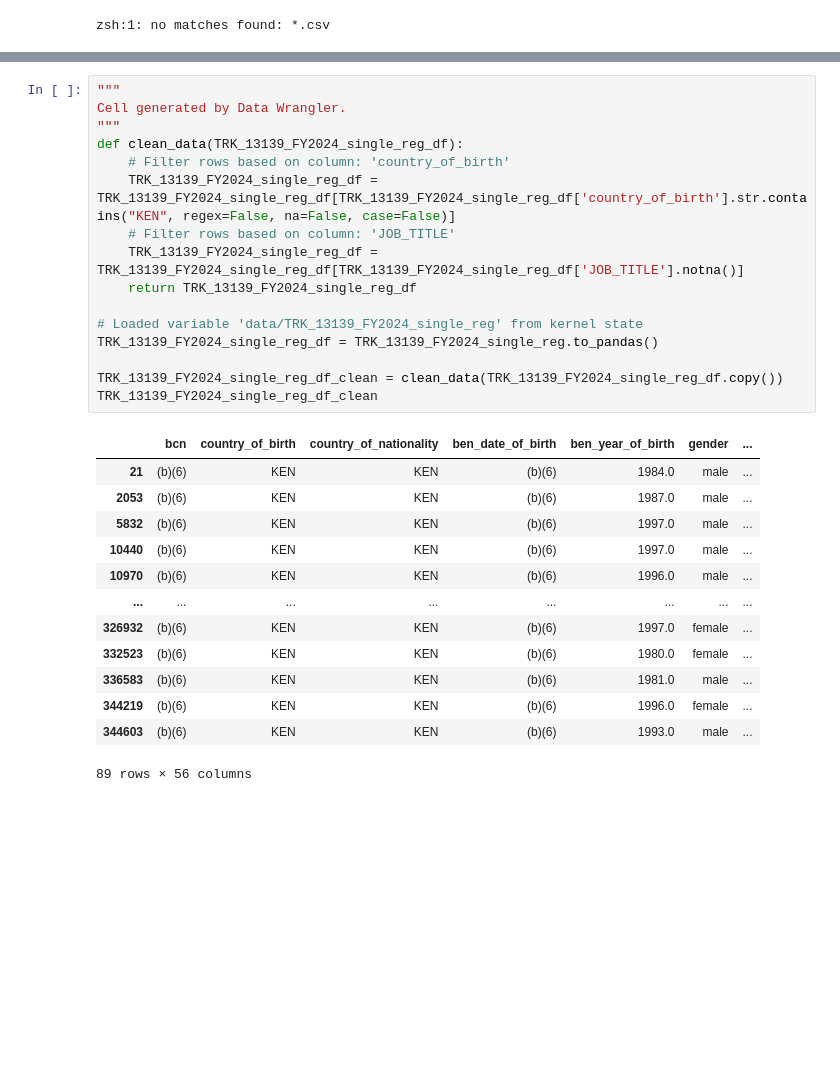
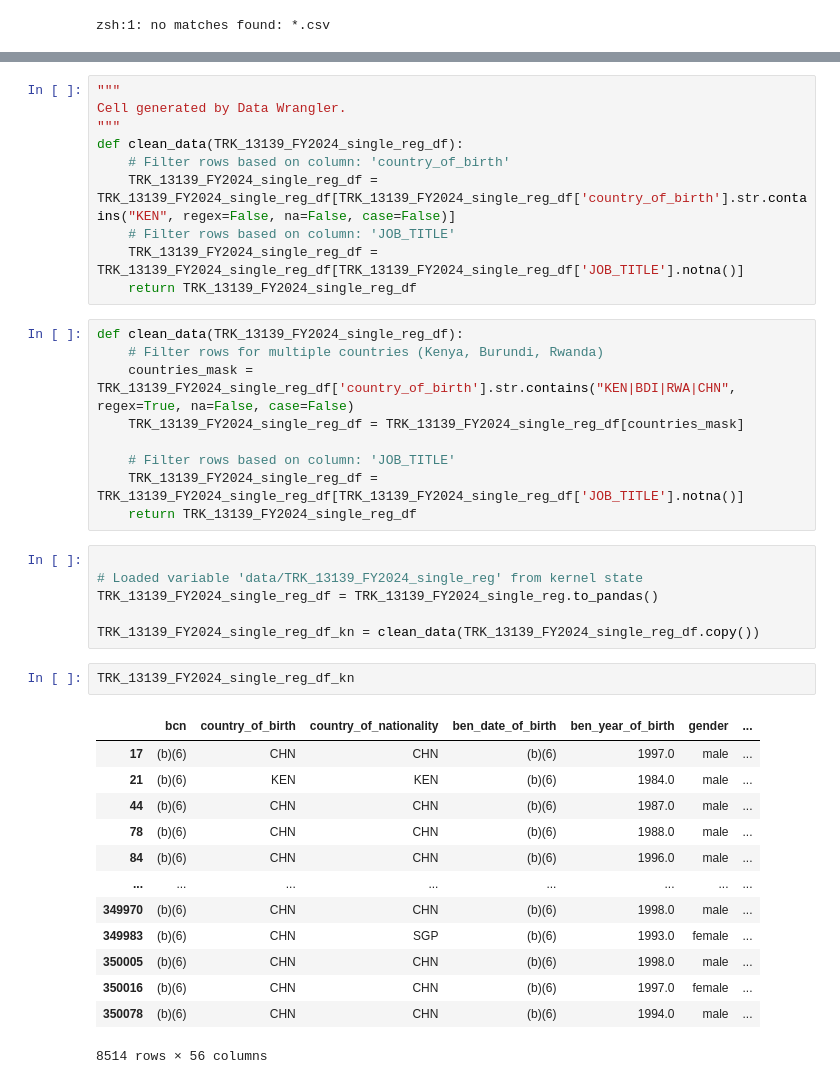
Before and after one commit to LNshuti/h1bs_polars, a Jupyter notebook: explore_h1bdata_withpolars.ipynb, the cells around one changed output, grey strips where cells are left out. Cells and saved outputs as stored; diff of their text form; blank space fills up the shorter version.

Commit message:
add data exploration

```diff
--- a/explore_h1bdata_withpolars.ipynb
+++ b/explore_h1bdata_withpolars.ipynb
@@ -112,23 +196,34 @@ def clean_data(TRK_13139_FY2024_single_reg_df):
     # Filter rows based on column: 'JOB_TITLE'
     TRK_13139_FY2024_single_reg_df = TRK_13139_FY2024_single_reg_df[TRK_13139_FY2024_single_reg_df['JOB_TITLE'].notna()]
     return TRK_13139_FY2024_single_reg_df
-
-# Loaded variable 'data/TRK_13139_FY2024_single_reg' from kernel state
-TRK_13139_FY2024_single_reg_df = TRK_13139_FY2024_single_reg.to_pandas()
-
-TRK_13139_FY2024_single_reg_df_clean = clean_data(TRK_13139_FY2024_single_reg_df.copy())
-TRK_13139_FY2024_single_reg_df_clean
-# %% [output]
-|  | bcn | country_of_birth | country_of_nationality | ben_date_of_birth | ben_year_of_birth | gender | ... |
-| 21 | (b)(6) | KEN | KEN | (b)(6) | 1984.0 | male | ... |
-| 2053 | (b)(6) | KEN | KEN | (b)(6) | 1987.0 | male | ... |
-| 5832 | (b)(6) | KEN | KEN | (b)(6) | 1997.0 | male | ... |
-| 10440 | (b)(6) | KEN | KEN | (b)(6) | 1997.0 | male | ... |
-| 10970 | (b)(6) | KEN | KEN | (b)(6) | 1996.0 | male | ... |
-| ... | ... | ... | ... | ... | ... | ... | ... |
-| 326932 | (b)(6) | KEN | KEN | (b)(6) | 1997.0 | female | ... |
-| 332523 | (b)(6) | KEN | KEN | (b)(6) | 1980.0 | female | ... |
-| 336583 | (b)(6) | KEN | KEN | (b)(6) | 1981.0 | male | ... |
-| 344219 | (b)(6) | KEN | KEN | (b)(6) | 1996.0 | female | ... |
-| 344603 | (b)(6) | KEN | KEN | (b)(6) | 1993.0 | male | ... |
-89 rows × 56 columns
+# %%
+def clean_data(TRK_13139_FY2024_single_reg_df):
+    # Filter rows for multiple countries (Kenya, Burundi, Rwanda)
+    countries_mask = TRK_13139_FY2024_single_reg_df['country_of_birth'].str.contains("KEN|BDI|RWA|CHN", regex=True, na=False, case=False)
+    TRK_13139_FY2024_single_reg_df = TRK_13139_FY2024_single_reg_df[countries_mask]
+
+    # Filter rows based on column: 'JOB_TITLE'
+    TRK_13139_FY2024_single_reg_df = TRK_13139_FY2024_single_reg_df[TRK_13139_FY2024_single_reg_df['JOB_TITLE'].notna()]
+    return TRK_13139_FY2024_single_reg_df
+# %%
+
+# Loaded variable 'data/TRK_13139_FY2024_single_reg' from kernel state
+TRK_13139_FY2024_single_reg_df = TRK_13139_FY2024_single_reg.to_pandas()
+
+TRK_13139_FY2024_single_reg_df_kn = clean_data(TRK_13139_FY2024_single_reg_df.copy())
+# %%
+TRK_13139_FY2024_single_reg_df_kn
+# %% [output]
+|  | bcn | country_of_birth | country_of_nationality | ben_date_of_birth | ben_year_of_birth | gender | ... |
+| 17 | (b)(6) | CHN | CHN | (b)(6) | 1997.0 | male | ... |
+| 21 | (b)(6) | KEN | KEN | (b)(6) | 1984.0 | male | ... |
+| 44 | (b)(6) | CHN | CHN | (b)(6) | 1987.0 | male | ... |
+| 78 | (b)(6) | CHN | CHN | (b)(6) | 1988.0 | male | ... |
+| 84 | (b)(6) | CHN | CHN | (b)(6) | 1996.0 | male | ... |
+| ... | ... | ... | ... | ... | ... | ... | ... |
+| 349970 | (b)(6) | CHN | CHN | (b)(6) | 1998.0 | male | ... |
+| 349983 | (b)(6) | CHN | SGP | (b)(6) | 1993.0 | female | ... |
+| 350005 | (b)(6) | CHN | CHN | (b)(6) | 1998.0 | male | ... |
+| 350016 | (b)(6) | CHN | CHN | (b)(6) | 1997.0 | female | ... |
+| 350078 | (b)(6) | CHN | CHN | (b)(6) | 1994.0 | male | ... |
+8514 rows × 56 columns
```
Also changed, not shown: parts of 21 cells of this notebook, 1 other file.
